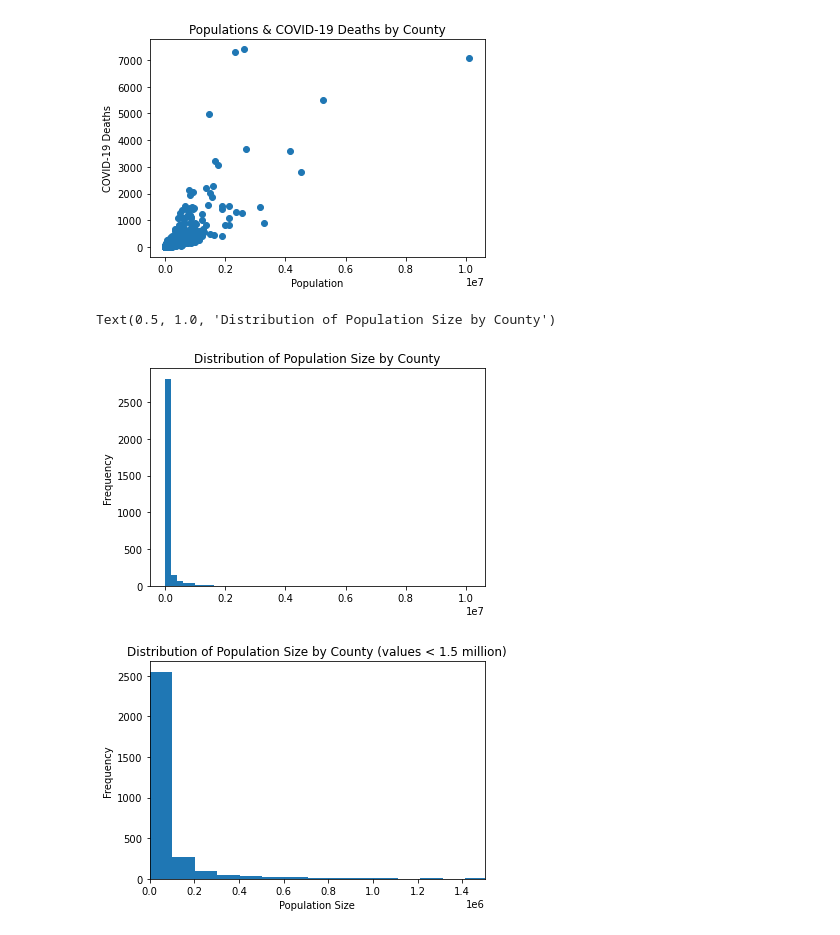
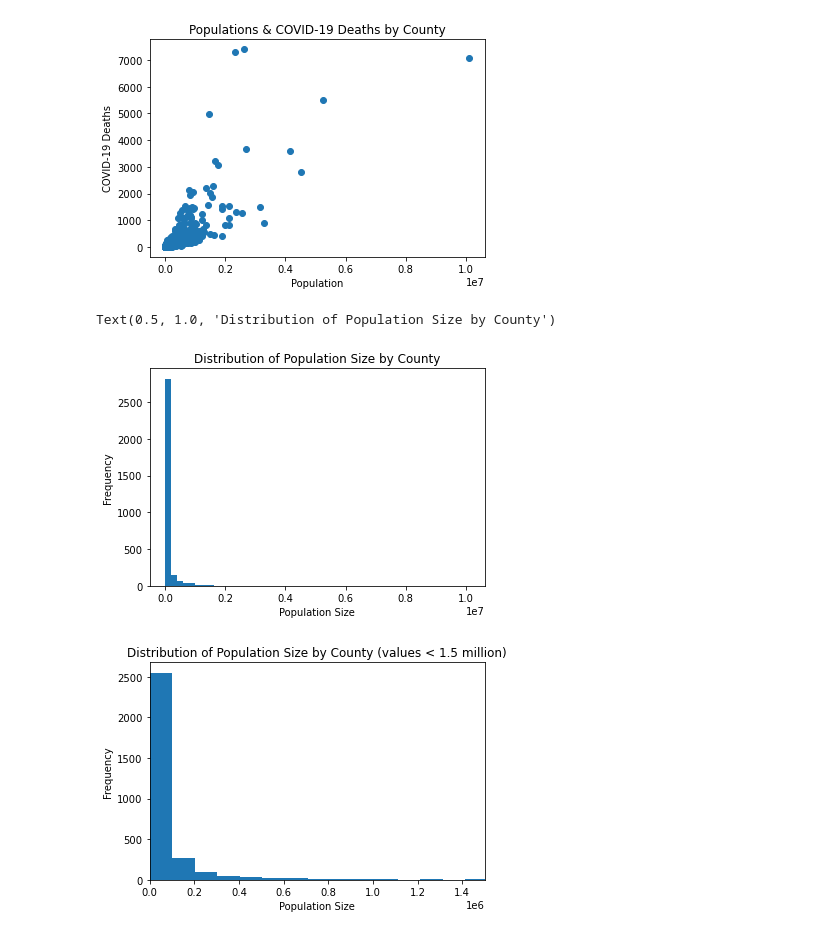
Before and after one commit to Nathan-McLean/Project-1, a Jupyter notebook: Nathan_McLean_mcleann6.ipynb, the cells around one changed output. Drawn from its saved outputs; the diff is of its cells as text; code cells hidden in the pictures.

```diff
--- a/Nathan_McLean_mcleann6.ipynb
+++ b/Nathan_McLean_mcleann6.ipynb
@@ -166,10 +169,11 @@ Text(0.5, 1.0, 'Populations & COVID-19 Deaths by County')
 # %%
 plt.hist(population, bins = 50) # plot a histogram depicting the distribution of population by county
 plt.ylabel('Frequency')
+plt.xlabel('Population Size')
 plt.title('Distribution of Population Size by County')
 # %% [output]
 Text(0.5, 1.0, 'Distribution of Population Size by County')
-[figure, old version]
+[figure, new version]
 # %%
 plt.hist(population, bins = 100) # plot a histogram depicting the distribution of population by county for values under 1.5 million
 plt.xlim(0, 1500000)
```
Also changed, not shown: parts of 1 cell of this notebook.
